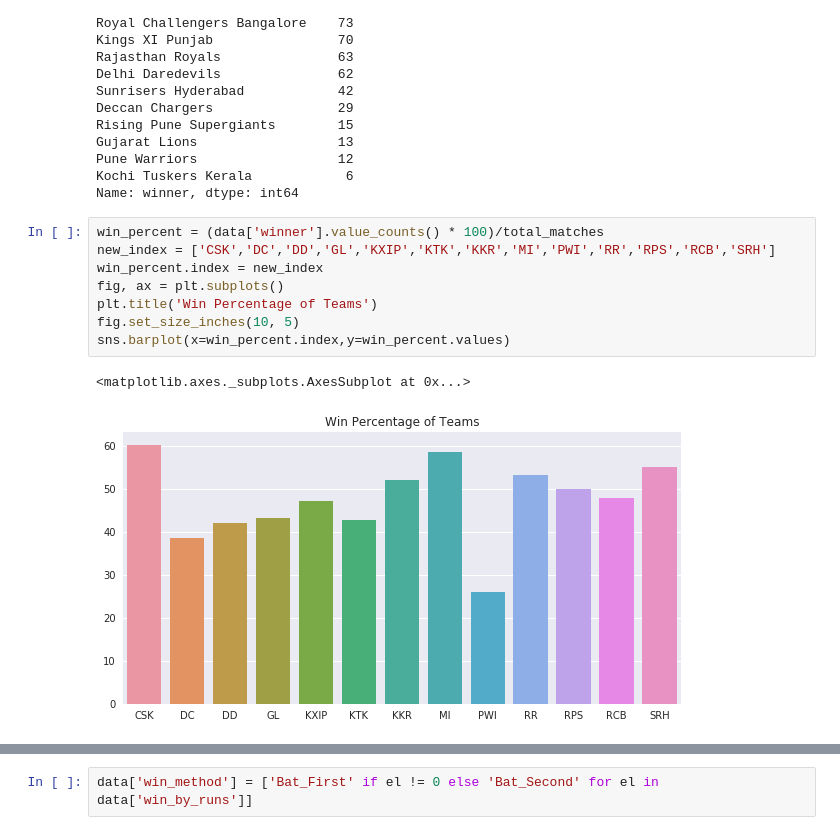
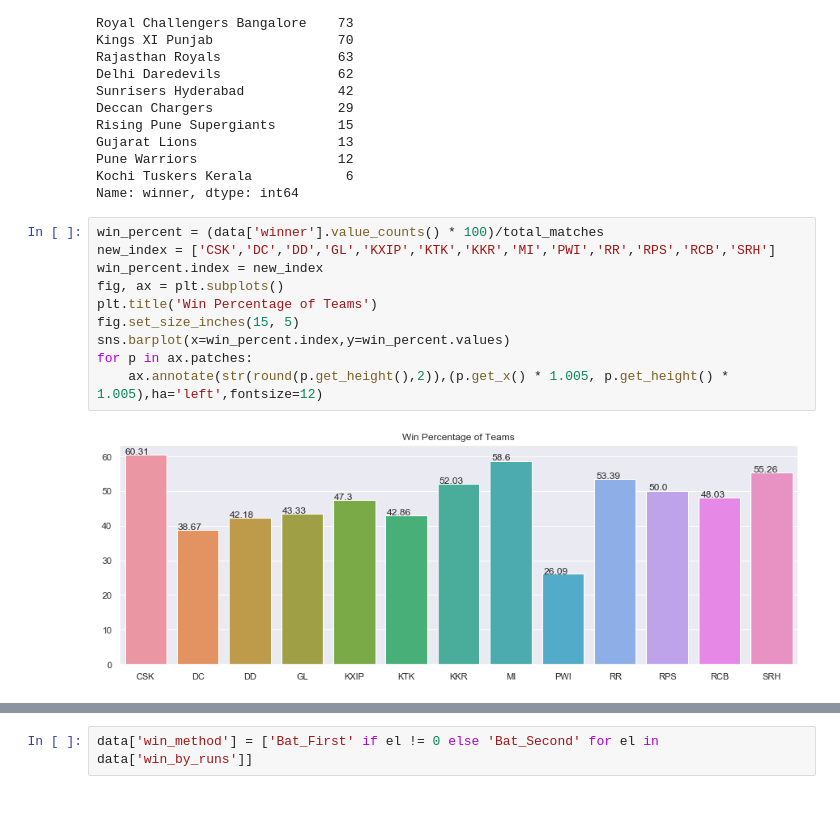
Before and after one commit to gauravr1993/data-analysis, a Jupyter notebook: IPL-Visualization/IPL1.ipynb, the cells around one changed output, grey strips where cells are left out. Cells and saved outputs as stored; diff of their text form; blank space fills up the shorter version.

```diff
--- a/IPL-Visualization/IPL1.ipynb
+++ b/IPL-Visualization/IPL1.ipynb
@@ -82,14 +83,15 @@ Name: winner, dtype: int64
 # %%
 win_percent = (data['winner'].value_counts() * 100)/total_matches
 new_index = ['CSK','DC','DD','GL','KXIP','KTK','KKR','MI','PWI','RR','RPS','RCB','SRH']
 win_percent.index = new_index
 fig, ax = plt.subplots()
 plt.title('Win Percentage of Teams')
-fig.set_size_inches(10, 5)
+fig.set_size_inches(15, 5)
 sns.barplot(x=win_percent.index,y=win_percent.values)
+for p in ax.patches:
+    ax.annotate(str(round(p.get_height(),2)),(p.get_x() * 1.005, p.get_height() * 1.005),ha='left',fontsize=12)
 # %% [output]
-<matplotlib.axes._subplots.AxesSubplot at 0x...>
-[figure, old version]
+[figure, new version]
 # %%
 width = 0.5
 plt.figure(2)
```
Also changed, not shown: parts of 31 cells of this notebook, 15 other files.
